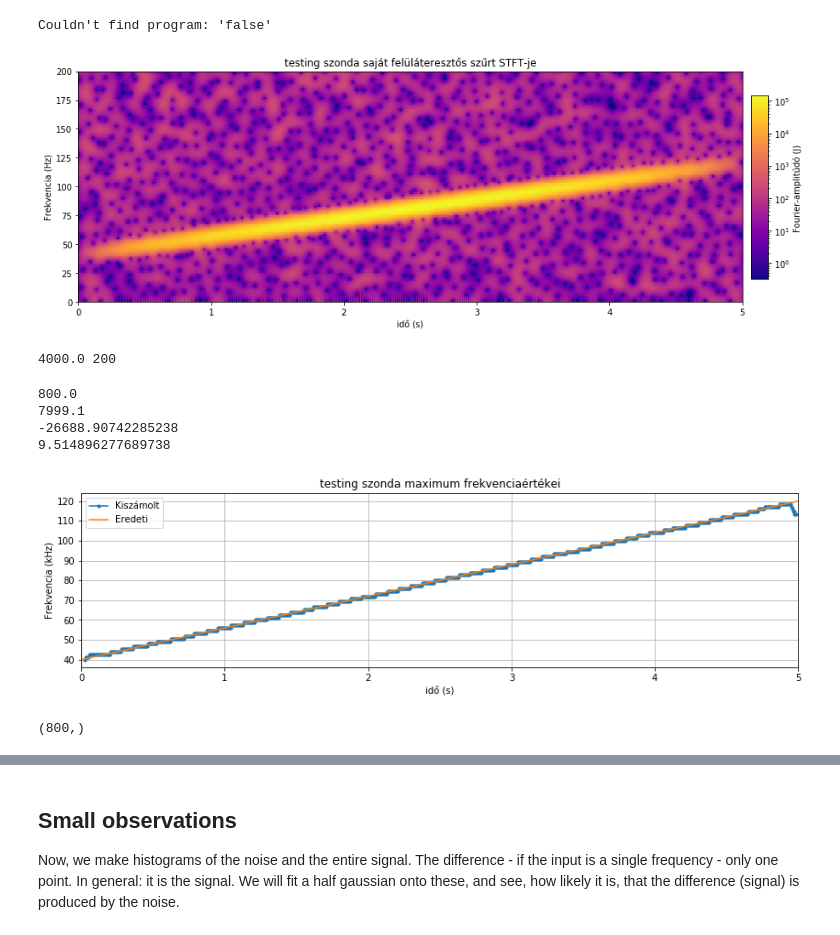
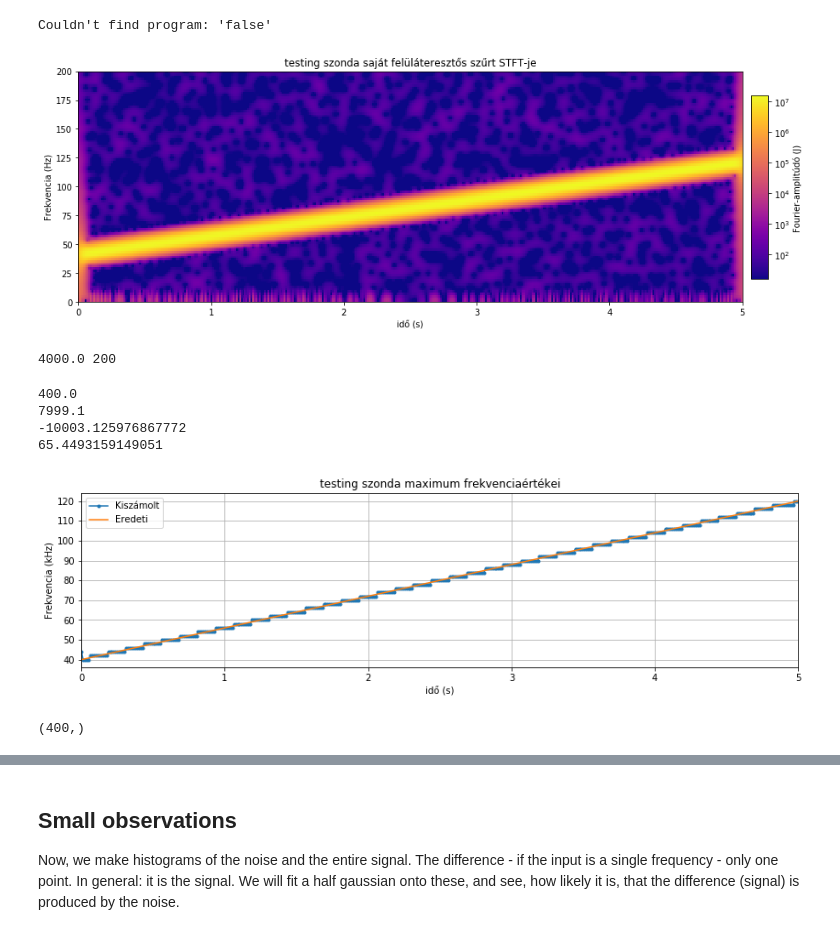
Before and after one commit to martonvavrik/fusion_research, a Jupyter notebook: waves.ipynb, the cells around one changed output, grey strips where cells are left out. Drawn from its saved outputs; the diff is of its cells as text; code cells hidden in the pictures.

```diff
--- a/waves.ipynb
+++ b/waves.ipynb
@@ -299,8 +299,8 @@ Couldn't find program: 'false'
 ## Short-time Fourier transform
 # %%
 t0=time.time()
-win_r = 3000 #1000
-d_win=50#random.randint(200,300)
+win_r = 2000 #1000
+d_win=100#random.randint(200,300)
 std=300 #150
 win_base = scipy.signal.gaussian(2*win_r+1, std=std)#np.wining(2*win_r+1)
 
@@ -395,34 +395,36 @@ print(z_win_fft_cutted.shape)
 # %% [output]
 Couldn't find program: 'false'
 # %%
+#print(z_win_fft_cutted)
 ##### %%script false
-colornorm=colors.LogNorm(vmin=z_win_fft_cutted.min()*10**6, vmax=z_win_fft_cutted.max())#40000000#10
-logax = np.linspace(int(np.log10(z_win_fft_cutted.min())),int(np.log10(z_win_fft_cutted.max())),int(np.log10(z_win_fft_cutted.max()))-int(np.log10(z_win_fft_cutted.min()))+1)
+fft_max = z_win_fft_cutted.max()
+colornorm=colors.LogNorm(vmin=fft_max*10**(-6), vmax=fft_max)#40000000#10
+logax = np.linspace(int(np.log10(fft_max)-6),int(np.log10(fft_max)),7)
 logax = 10**logax
 fig, ax = plt.subplots(figsize=(14,5))
 #extent=[0,t-(2*win_r/s_rate),0,frangemax/t],
 #plt.figure(figsize=(15,10))
 #ax.plot(x,np.abs(full_f),color='g',linewidth=3,linestyle='dashed',alpha=0.6)#img = ax.
 img = plt.imshow(z_win_fft_cutted,cmap='plasma',  aspect='auto', extent=[min_t,max_t,2*nyquist,0], norm=colornorm)#interpolation='gaussian',*30000000/4
 #plt.title('39424-es kisülés, J051-es szonda STFT-je')
 plt.title(shot+' szonda saját felüláteresztős szűrt STFT-je')
 #plt.title('AUGD 34924, B31-40-es szonda STFT-je')
 plt.ylabel('Frekvencia (Hz)')
 plt.xlabel('idő (s)')#('time (s)')
 plt.ylim(0,frangemax)
 #plt.xlim(1.9,2.4)
 plt.subplots_adjust(right=0.90)
 #plt.gca().invert_yaxis()
 cbar=plt.colorbar(img,cax=plt.axes([0.91, 0.2, 0.02, 0.6]),ticks=None)
 cbar.set_label('Fourier-amplitúdó (J)')
 #plt.axis([2.13,2.15,min(s),20000])
 cbar.set_ticks(logax)
 plt.savefig(shot+' '+str(min_t)+'-'+str(max_t)+' stft.pdf')#34924_40
 plt.show()
 
 print(nyquist,frangemax)
 # %% [output]
-[figure, old version]
+[figure, new version]
 4000.0 200
 # %%
 #%%script false
@@ -431,12 +433,12 @@ print(samples/d_win)
 
 print(s_rate-0.9)
 print(nyquist/((2*win_r+1)/s_rate-0.9))
-ridge_d=40#00#50# #windth of search if rige is lost
-ridge_d2=10#00   #width of search if rige is followed
-ridge_start=30#40000#2#
-ridge = np.zeros(int(samples/d_win+0.9))
-ridge_h = np.zeros(int(samples/d_win+0.9))
-maxi=z_win_fft.max()/40 # minimum treshold
+ridge_d=50#00#50# #windth of search if rige is lost
+ridge_d2=15#00   #width of search if rige is followed
+ridge_start=45#40000#2#
+ridge = np.zeros(int(samples/d_win+0.9))  #position (frequency) of the ridge
+ridge_h = np.zeros(int(samples/d_win+0.9)) #height of the ridge
+maxi=z_win_fft.max()/60 # minimum treshold
 print(maxi)
 
 for i in range(int(samples/d_win+0.9)):
@@ -457,7 +459,7 @@ for i in range(int(samples/d_win+0.9)):
     if ridgeval<(maxi):
         ridgeval =0
         ridge [i]=0
-    ridge_h[i]=ridgeval**(1/2)
+    ridge_h[i]=ridgeval#**(1/2)
     #print(i, ridge [i])
     #print (i,"  ",ridge[i],"\t", ridgeval,"\t", z_spy_stft[i][int(ridge[i])])
 
@@ -482,12 +484,12 @@ plt.show()
 #print(z_spy_stft.shape)
 print(ridge.shape)
 # %% [output]
-800.0
+400.0
 7999.1
--26688.90742285238
-9.514896277689738
+-10003.125976867772
+65.4493159149051
-[figure, old version]
+[figure, new version]
-(800,)
+(400,)
 # %%
 #%%script false
 plt.figure(figsize=(14,3.5))
```
Also changed, not shown: parts of 6 cells of this notebook.
